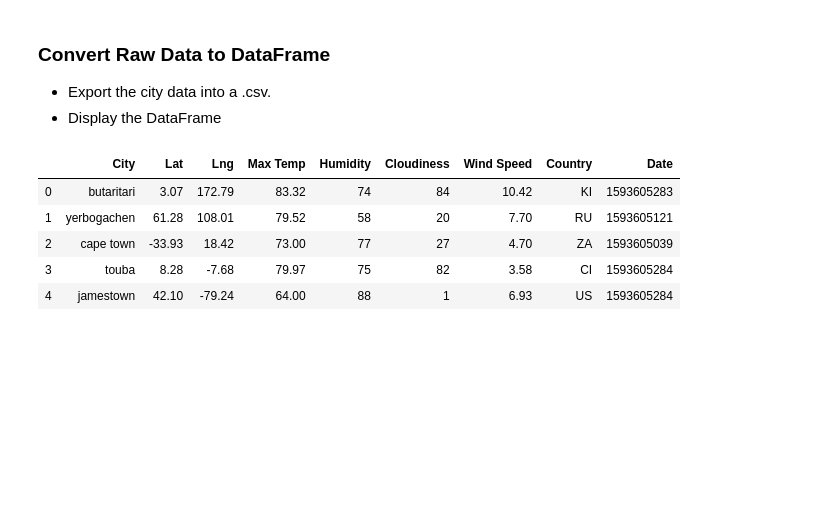
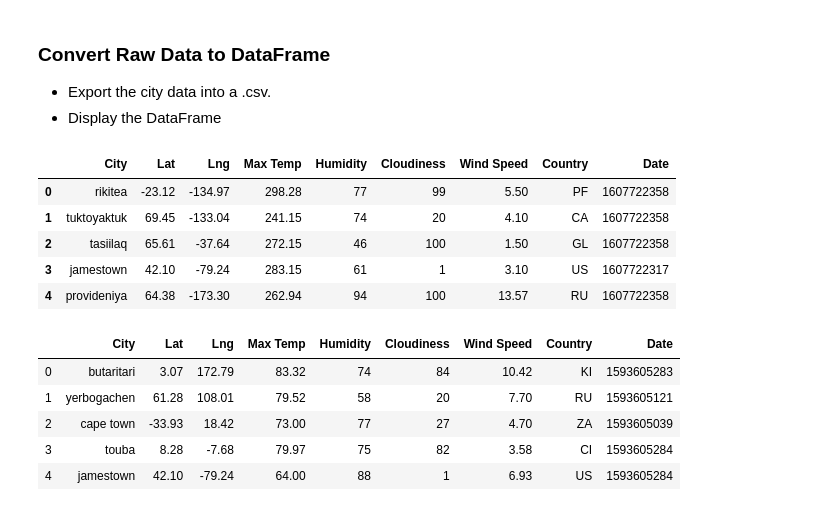
Before and after one commit to thallegacy/python-api-challenge, a Jupyter notebook: WeatherVacationPy/WeatherPy.ipynb, the cells around one changed output. Cells and saved outputs as stored; diff of their text form; code cells hidden in the pictures; blank space fills up the shorter version.

Commit message:
Add dataframe and output to CSV

```diff
--- a/WeatherVacationPy/WeatherPy.ipynb
+++ b/WeatherVacationPy/WeatherPy.ipynb
@@ -72,11 +72,11 @@ base_url ="https://api.openweathermap.org/data/2.5/weather?q="
 # Create counters for processing log
 record_count = 0
 set_count = 1
-countertest = 0
+
 print("Beginning Data Retrieval")
 print("-----------------------------")
 #Create a for loop that will allow you to go through each or the randomly generated cities
-for city in cities:
+for city in cities[:10]:
 
     # Exception handling to check if the city is not found by the API call
     try:
@@ -89,7 +89,7 @@ for city in cities:
         lngs_ls.append(weather_response["coord"]["lon"])
         max_temp_ls.append(weather_response["main"]["temp_max"])
         humidity_ls.append(weather_response["main"]["humidity"])
-        cloudinesses.append(weather_response["clouds"]["all"])
+        cloudiness_ls.append(weather_response["clouds"]["all"])
         wind_speed_ls.append(weather_response["wind"]["speed"])
         country_ls.append(weather_response["sys"]["country"])
         date_ls.append(weather_response["dt"])
@@ -149,3 +173,24 @@ Data Retrieval Complete
 ### Convert Raw Data to DataFrame
 * Export the city data into a .csv.
 * Display the DataFrame
+# %%
+# Display the data collected in a DataFrame
+current_weather_df = pd.DataFrame({
+  "City": city_ls,
+  "Lat": lats_ls,
+  "Lng": lngs_ls,
+  "Max Temp":  max_temp_ls,
+  "Humidity": humidity_ls,
+  "Cloudiness": cloudiness_ls,
+  "Wind Speed": wind_speed_ls,
+  "Country": country_ls,
+  "Date": date_ls
+   })
+current_weather_df.head()
+# %% [output]
+|  | City | Lat | Lng | Max Temp | Humidity | Cloudiness | Wind Speed | Country | Date |
+| 0 | rikitea | -23.12 | -134.97 | 298.28 | 77 | 99 | 5.50 | PF | 1607722358 |
+| 1 | tuktoyaktuk | 69.45 | -133.04 | 241.15 | 74 | 20 | 4.10 | CA | 1607722358 |
+| 2 | tasiilaq | 65.61 | -37.64 | 272.15 | 46 | 100 | 1.50 | GL | 1607722358 |
+| 3 | jamestown | 42.10 | -79.24 | 283.15 | 61 | 1 | 3.10 | US | 1607722317 |
+| 4 | provideniya | 64.38 | -173.30 | 262.94 | 94 | 100 | 13.57 | RU | 1607722358 |
```
Also changed, not shown: parts of 4 cells of this notebook, 1 other file.
